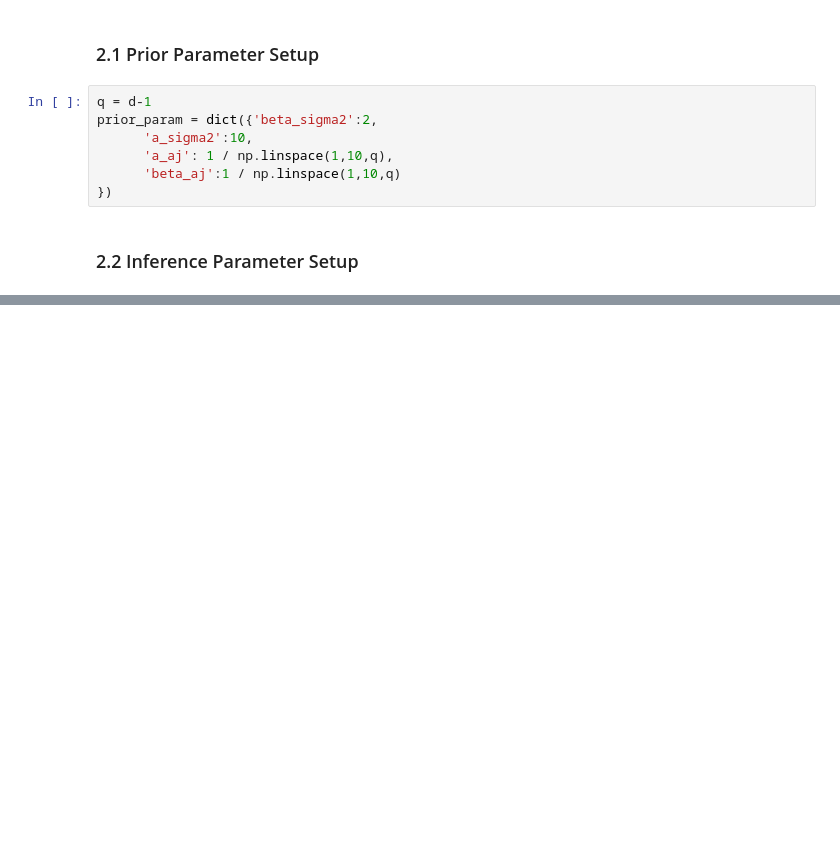
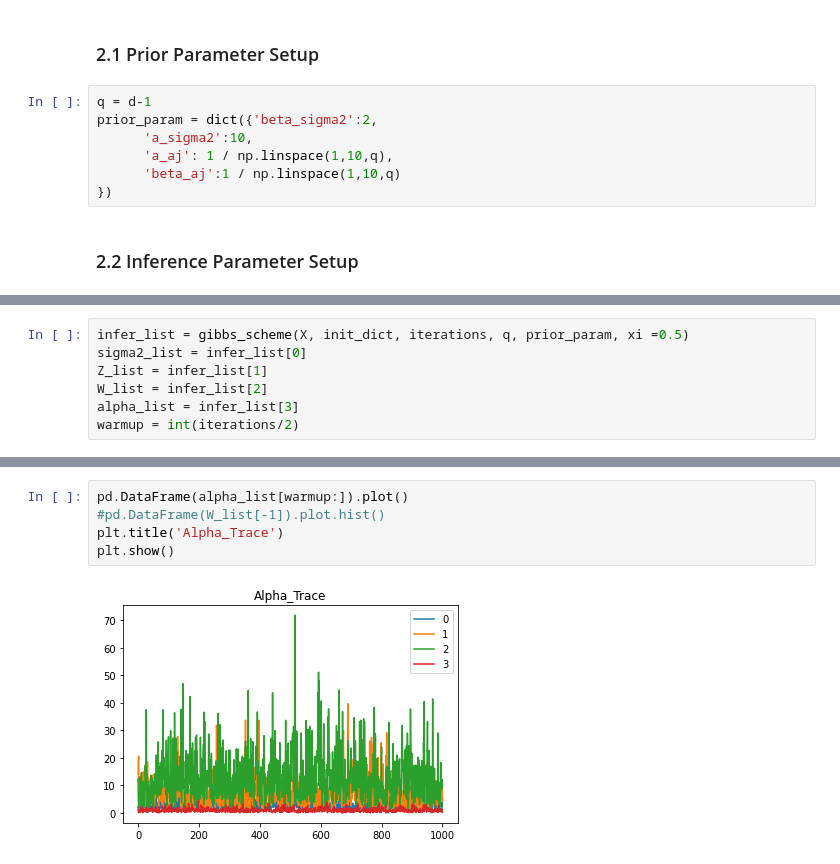
Before and after one commit to LeonCaesa/Gibbs, a Jupyter notebook: Experiment.ipynb, the cells around one changed output, grey strips where cells are left out. Drawn from its saved outputs; the diff is of its cells as text; blank space fills up the shorter version.

```diff
--- a/Experiment.ipynb
+++ b/Experiment.ipynb
@@ -77,0 +81,7 @@ Text(0.5, 1.0, 'sigma2 trace')
+# %%
+infer_list = gibbs_scheme(X, init_dict, iterations, q, prior_param, xi =0.5)
+sigma2_list = infer_list[0]
+Z_list = infer_list[1]
+W_list = infer_list[2]
+alpha_list = infer_list[3]
+warmup = int(iterations/2)
@@ -77,0 +96,7 @@ Text(0.5, 1.0, 'sigma2 trace')
+# %%
+pd.DataFrame(alpha_list[warmup:]).plot()
+#pd.DataFrame(W_list[-1]).plot.hist()
+plt.title('Alpha_Trace')
+plt.show()
+# %% [output]
+[figure, added]
```
Also changed, not shown: parts of 10 cells of this notebook, 2 other files.
